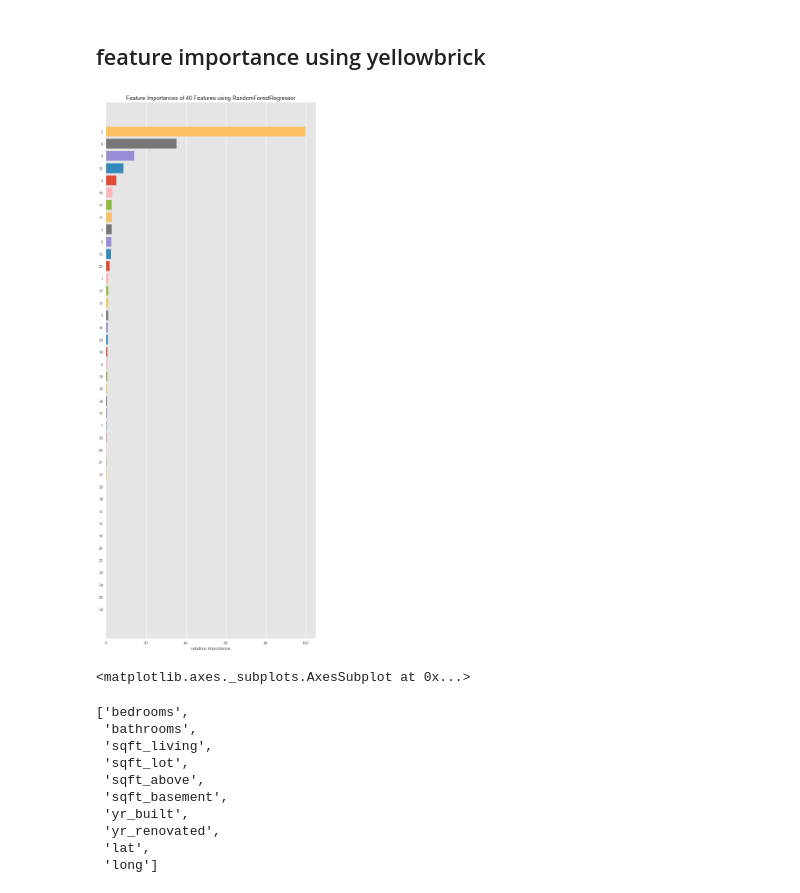
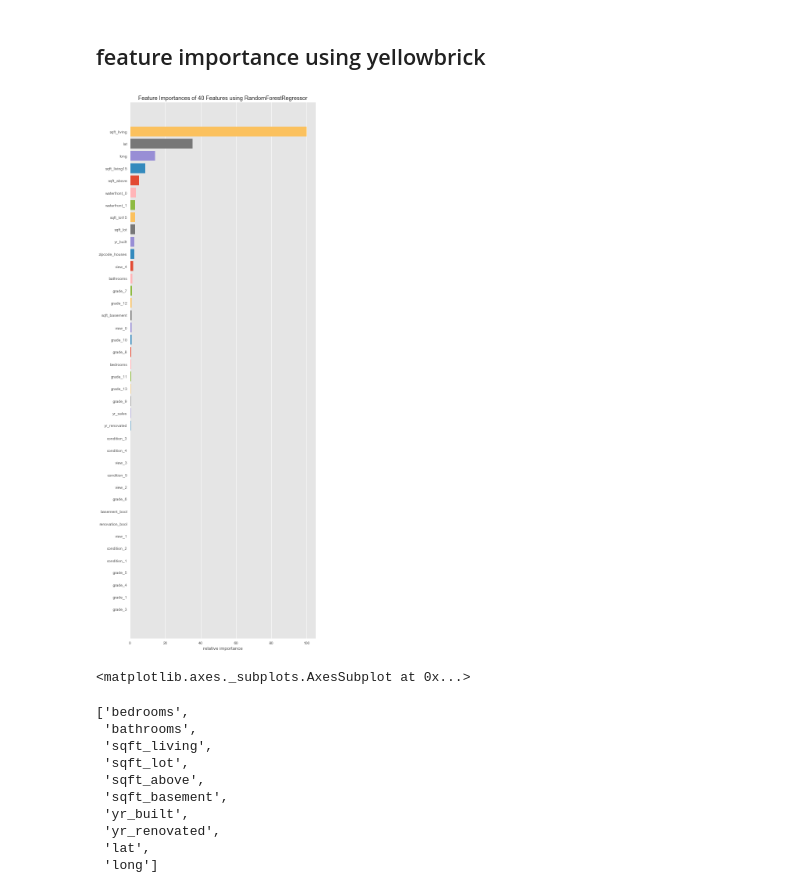
Before and after one commit to bhishanpdl/Project_House_Price_Prediction, a Jupyter notebook: notebooks/c05_regression_modelling_random_forest_feature_importance.ipynb, the cells around one changed output. Drawn from its saved outputs; the diff is of its cells as text; code cells hidden in the pictures.

```diff
--- a/notebooks/c05_regression_modelling_random_forest_feature_importance.ipynb
+++ b/notebooks/c05_regression_modelling_random_forest_feature_importance.ipynb
@@ -497,15 +497,15 @@ from yellowbrick.model_selection import FeatureImportances
 # %%
 model = RandomForestRegressor(n_estimators= 50,random_state=random_state,
                               max_depth=50, bootstrap=True)
 
 
-Xtr
+df_Xtrain = pd.DataFrame(Xtrain, columns=features)
 plt.figure(figsize=(8,20))
 viz = FeatureImportances(model)
-viz.fit(Xtrain, ytrain)
+viz.fit(df_Xtrain, ytrain)
 viz.show()
 # %% [output]
-[figure, old version]
+[figure, new version]
 <matplotlib.axes._subplots.AxesSubplot at 0x...>
 # %%
 topN = 10
```
Also changed, not shown: 16 other files.
